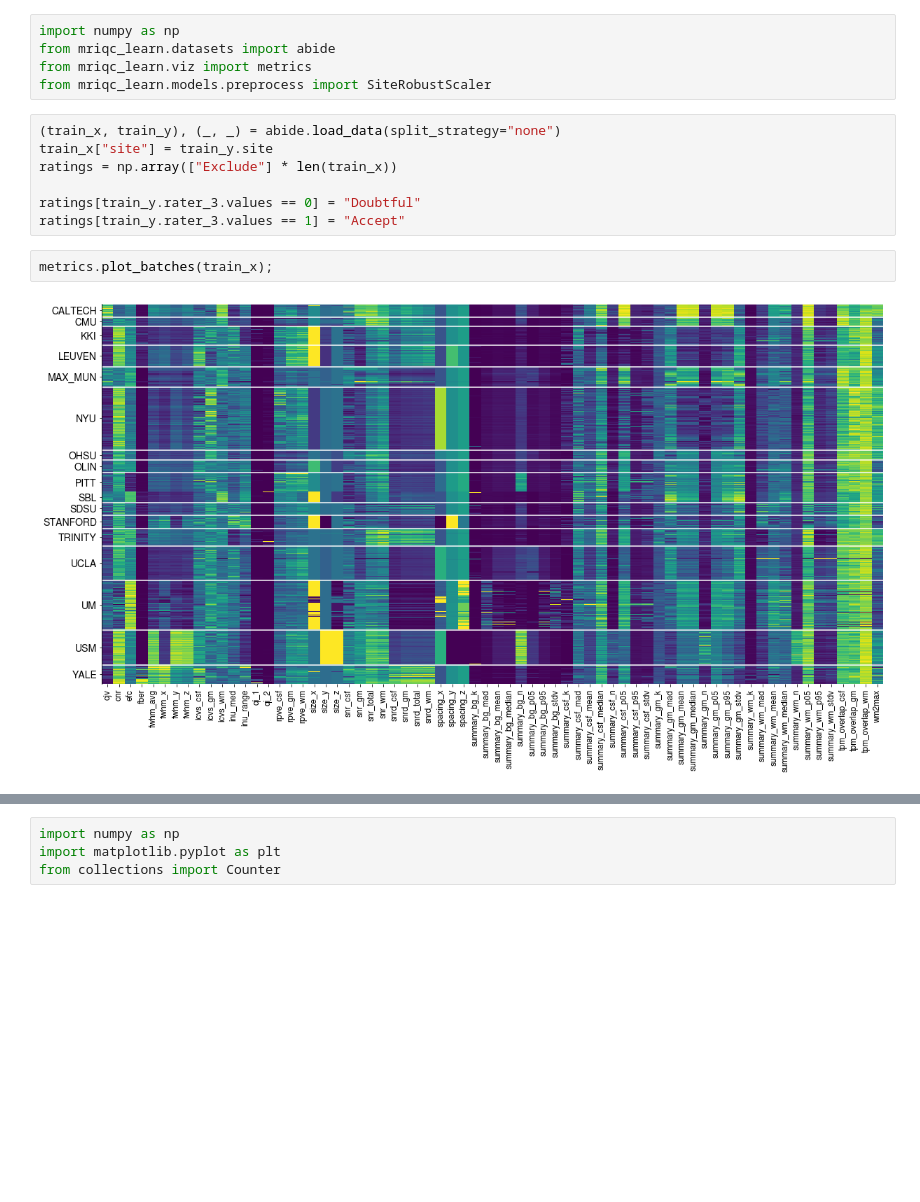
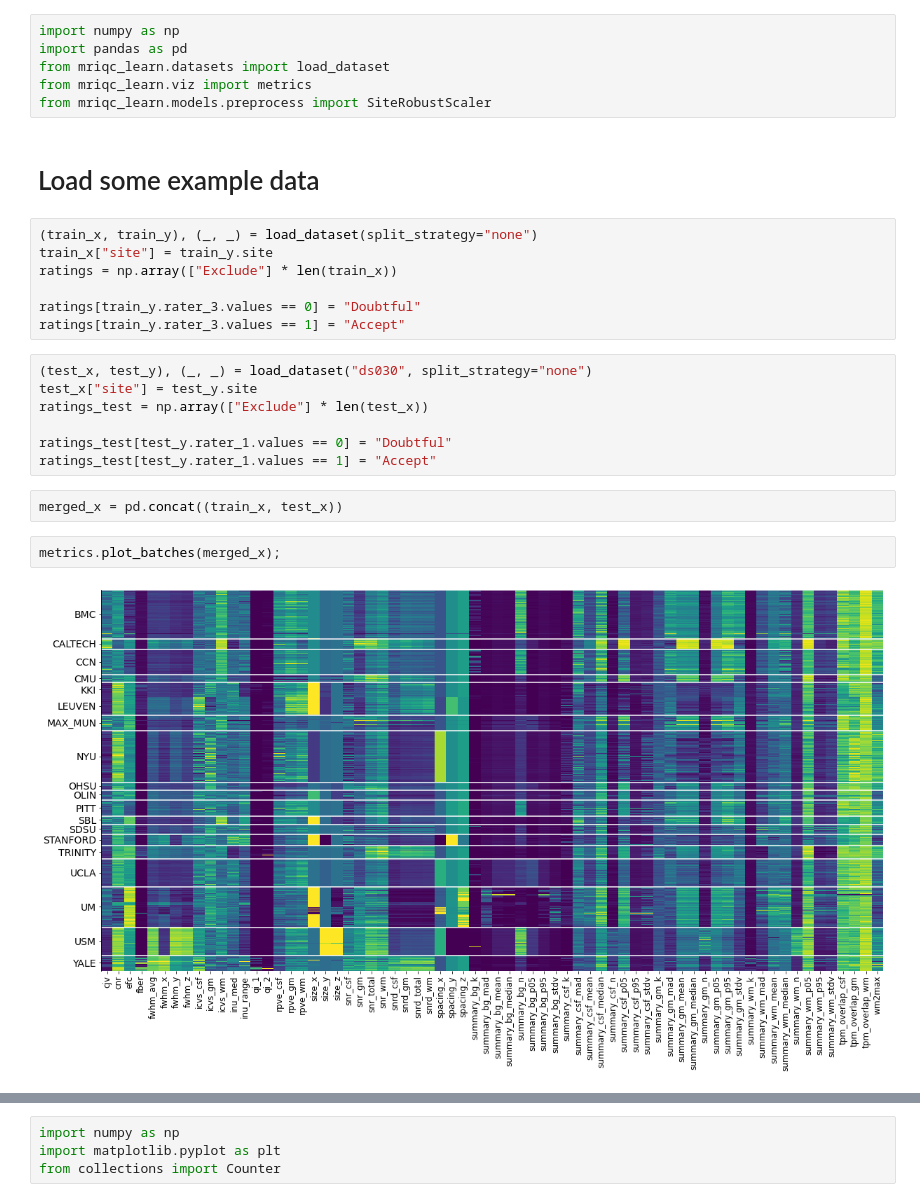
Before and after one commit to nipreps/mriqc-learn, a Jupyter notebook: docs/notebooks/Visualization.ipynb, the cells around one changed output, grey strips where cells are left out. Drawn from its saved outputs; the diff is of its cells as text; blank space fills up the shorter version.

```diff
--- a/docs/notebooks/Visualization.ipynb
+++ b/docs/notebooks/Visualization.ipynb
@@ -1,17 +1,29 @@
 # %%
 import numpy as np
-from mriqc_learn.datasets import abide
+import pandas as pd
+from mriqc_learn.datasets import load_dataset
 from mriqc_learn.viz import metrics
 from mriqc_learn.models.preprocess import SiteRobustScaler
+# %% [markdown]
+# Load some example data
 # %%
-(train_x, train_y), (_, _) = abide.load_data(split_strategy="none")
+(train_x, train_y), (_, _) = load_dataset(split_strategy="none")
 train_x["site"] = train_y.site
 ratings = np.array(["Exclude"] * len(train_x))
 
 ratings[train_y.rater_3.values == 0] = "Doubtful"
 ratings[train_y.rater_3.values == 1] = "Accept"
+# %%
+(test_x, test_y), (_, _) = load_dataset("ds030", split_strategy="none")
+test_x["site"] = test_y.site
+ratings_test = np.array(["Exclude"] * len(test_x))
+
+ratings_test[test_y.rater_1.values == 0] = "Doubtful"
+ratings_test[test_y.rater_1.values == 1] = "Accept"
+# %%
+merged_x = pd.concat((train_x, test_x))
 # %%
-metrics.plot_batches(train_x);
+metrics.plot_batches(merged_x);
 # %% [output]
-[figure, old version]
+[figure, new version]
 # %%
```
Also changed, not shown: parts of 4 cells of this notebook, 1 other file.
